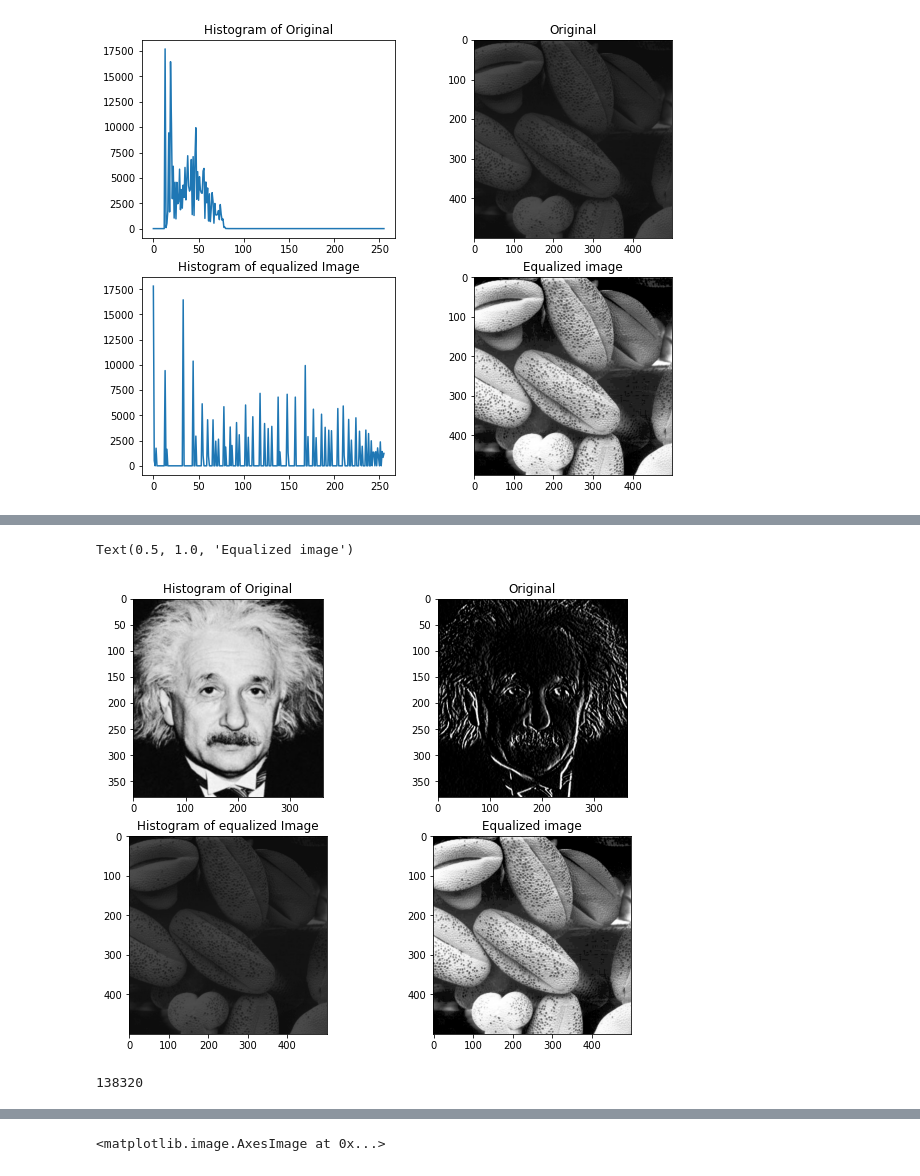
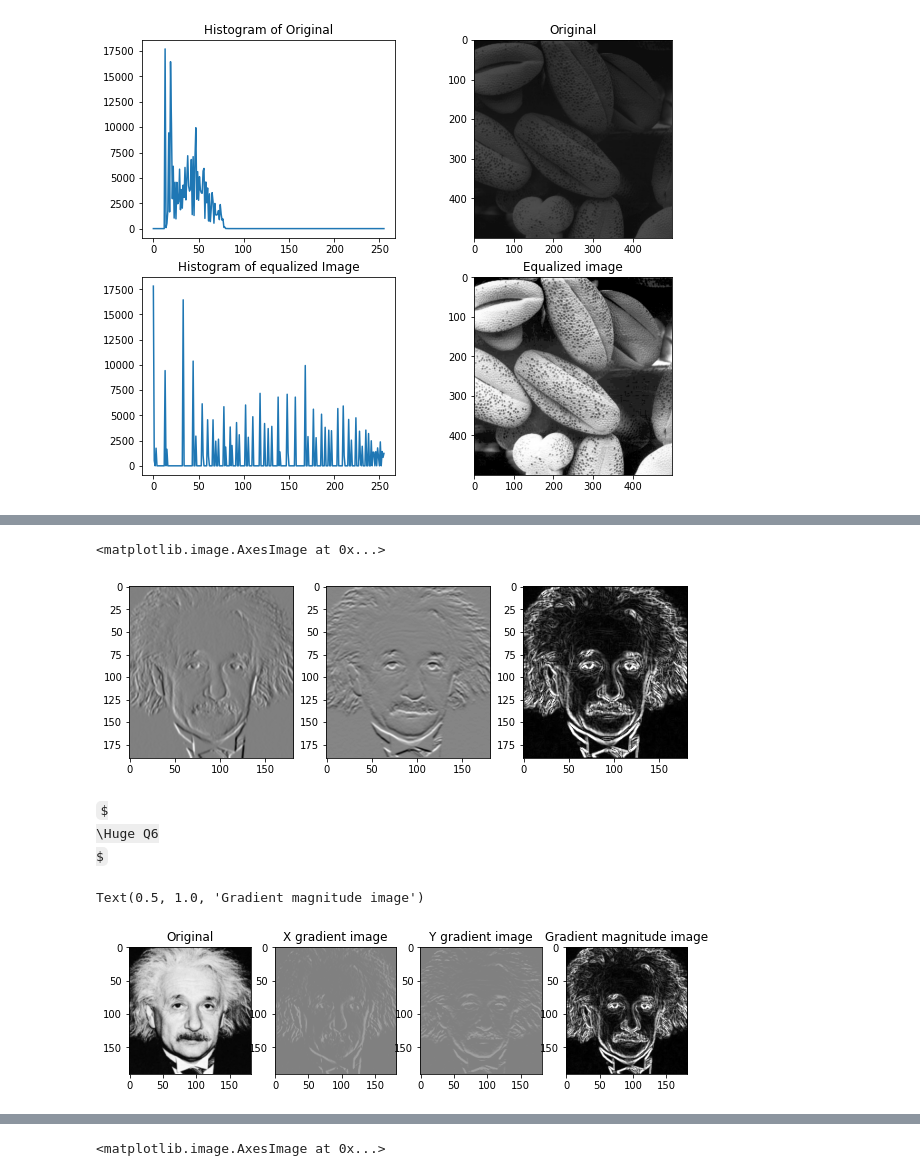
Before and after one commit to PrathapasingheSP99/Image-Processing, a Jupyter notebook: Assignment 1/Untitled.ipynb, the cells around one changed output, grey strips where cells are left out. Saved outputs shown, nothing was run; the diff lists cells and outputs as text; code cells hidden in the pictures; some formulas as TeX source.

```diff
--- a/Assignment 1/Untitled.ipynb
+++ b/Assignment 1/Untitled.ipynb
@@ -89,27 +151,48 @@ Text(0.5, 1.0, 'Equalized image')
+# %%
+im=cv.imread("einstein.png",cv.IMREAD_REDUCED_GRAYSCALE_2)
+gray = im
+
+grad_x = cv.Sobel(gray, cv.CV_64F, 1, 0, ksize=3)
+grad_y = cv.Sobel(gray, cv.CV_64F, 0, 1, ksize=3)
+
+abs_grad_x = cv.convertScaleAbs(grad_x)
+abs_grad_y = cv.convertScaleAbs(grad_y)
+
+grad = cv.addWeighted(abs_grad_x, 0.5, abs_grad_y, 0.5, 0)
+fig,ax=plt.subplots(1,3,figsize=(10,8))
+ax[0].imshow(grad_x,cmap='gray')
+ax[1].imshow(grad_y,cmap='gray')
+ax[2].imshow(grad,cmap='gray')
+# %% [output]
+<matplotlib.image.AxesImage at 0x...>
+[figure, added]
+# %% [markdown]
+$
+\Huge Q6
+$
 # %%
-im=cv.imread("einstein.png",cv.IMREAD_GRAYSCALE)
-kernel=np.array([(1,0,-1),(2,0,-2),(1,0,-1)])
-Filter2D_im=cv.filter2D(im,-1,kernel)
-fig,ax=plt.subplots(2,2,figsize=(10,8))
-t00='Histogram of Original'
-t10='Histogram of equalized Image'
-t01='Original'
-t11='Equalized image'
-ax[0][0].imshow(cv.cvtColor(im,cv.COLOR_BGR2RGB))
-ax[0][1].imshow(cv.cvtColor(Filter2D_im,cv.COLOR_BGR2RGB))
-ax[1][0].imshow(cv.cvtColor(f,cv.COLOR_BGR2RGB))
-ax[1][1].imshow(cv.cvtColor(g,cv.COLOR_BGR2RGB))
-ax[0][0].set_title(t00)
-ax[1][0].set_title(t10)
-ax[0][1].set_title(t01)
-ax[1][1].set_title(t11)
+im=cv.imread("einstein.png",cv.IMREAD_REDUCED_GRAYSCALE_2)
+kernel_x=np.array([(1,0,-1),(2,0,-2),(1,0,-1)])
+kernel_y=np.array([(1,2,1),(0,0,0),(-1,-2,-1)])
+x_im=cv.filter2D(im,-1,kernel_x)
+y_im=cv.filter2D(im,-1,kernel_y)
+Grad_mag=cv.addWeighted(abs_grad_x, 0.5, abs_grad_y, 0.5, 0)
+fig,ax=plt.subplots(1,4,figsize=(10,8))
+t00='Original'
+t10='X gradient image'
+t01='Y gradient image'
+t11='Gradient magnitude image'
+ax[0].imshow(im,cmap='gray')
+ax[1].imshow(x_im,cmap='gray',vmin=-1020,vmax=1020)
+ax[2].imshow(y_im,cmap='gray',vmin=-1020,vmax=1020)
+ax[3].imshow(Grad_mag,cmap='gray')
+ax[0].set_title(t00)
+ax[1].set_title(t10)
+ax[2].set_title(t01)
+ax[3].set_title(t11)
 # %% [output]
-Text(0.5, 1.0, 'Equalized image')
+Text(0.5, 1.0, 'Gradient magnitude image')
-[figure, old version]
+[figure, new version]
-# %%
-print(Filter2D_im.size)
-# %% [output]
-138320
 # %%
 A=np.array([[1,2,1]]).T
 B=np.array([[1,0,-1]])
```
Also changed, not shown: parts of 13 cells of this notebook, 1 other file.
